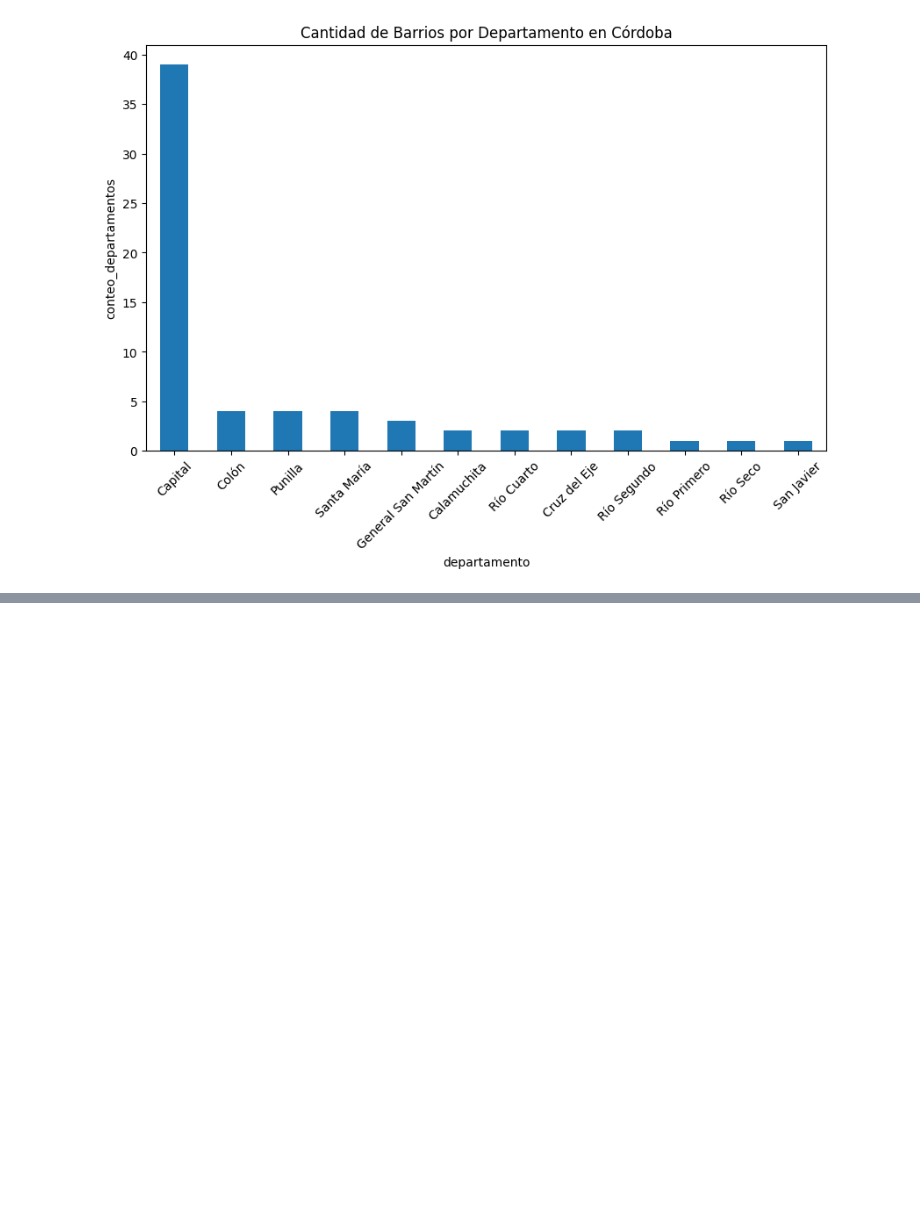
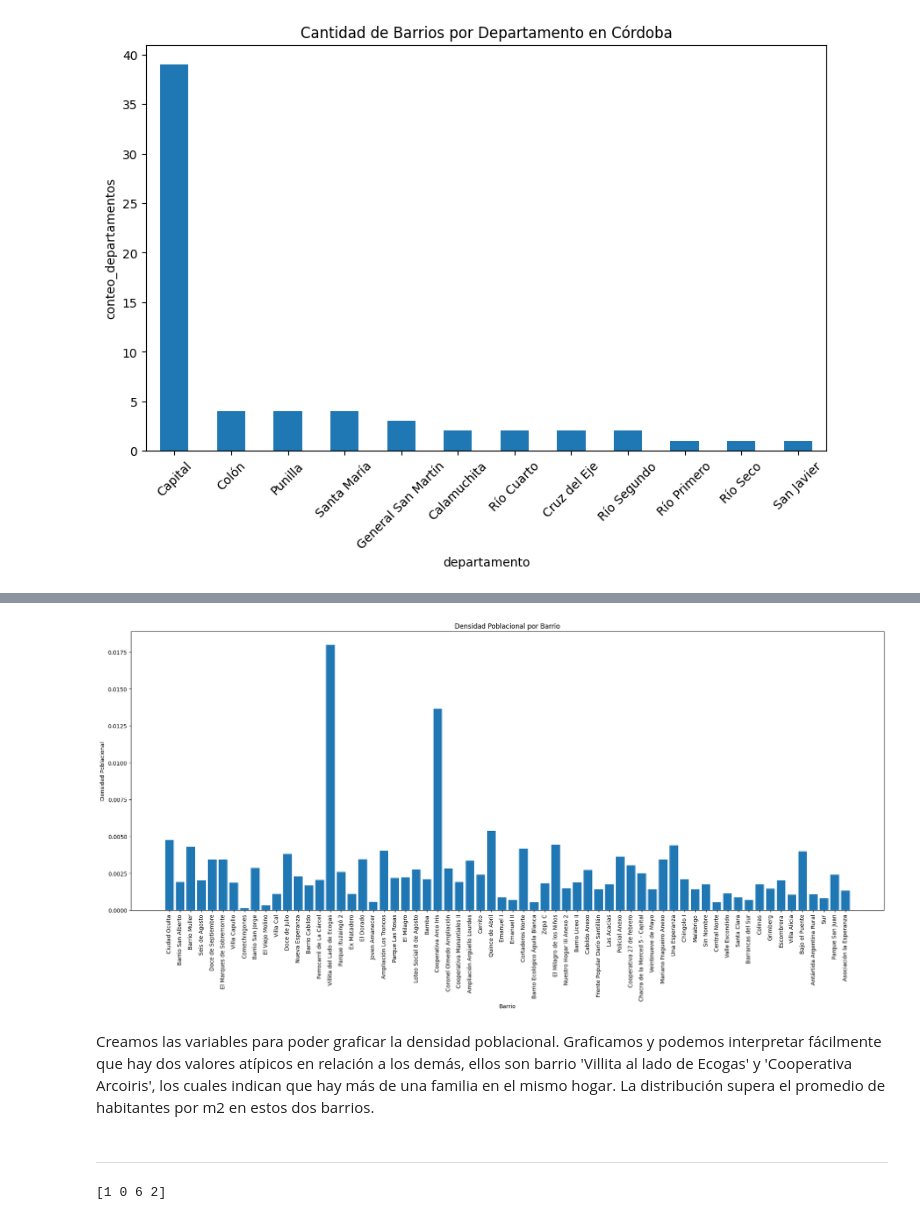
Before and after one commit to Grupo-16-ISPC/barrios-populares-grupo5, a Jupyter notebook: Analisis_Cordoba.ipynb, the cells around one changed output, grey strips where cells are left out. Cells and saved outputs as stored; diff of their text form; code cells hidden in the pictures; blank space fills up the shorter version.

```diff
--- a/Analisis_Cordoba.ipynb
+++ b/Analisis_Cordoba.ipynb
@@ -218,0 +241,21 @@ En la provincia de Córdoba, el departamento con mayor cantidad de barrios dispo
+# %%
+# Crear el gráfico de barras
+plt.figure(figsize=(20, 10))
+plt.bar(nombres_barrios, densidad_poblacional)
+plt.xlabel('Barrio')
+plt.ylabel('Densidad Poblacional')
+plt.title('Densidad Poblacional por Barrio')
+plt.xticks(rotation=90)
+plt.tight_layout()
+plt.show()
+# %% [output]
+[figure, added]
+# %% [markdown]
+Creamos las variables para poder graficar la densidad poblacional. Graficamos y podemos interpretar fácilmente que hay dos valores atípicos en relación a los demás, ellos son barrio 'Villita al lado de Ecogas' y 'Cooperativa Arcoiris', los cuales indican que hay más de una familia en el mismo hogar. La distribución supera el promedio de habitantes por m2 en estos dos barrios.
+# %% [markdown]
+-----------------------------------------------------------------------------------------------------------------------------------------------
+# %%
+valores_unicos = data_filtrado['tipo_propiedad_alquilada'].unique()
+print(valores_unicos)
+# %% [output]
+[1 0 6 2]
```
Also changed, not shown: parts of 14 cells of this notebook.
